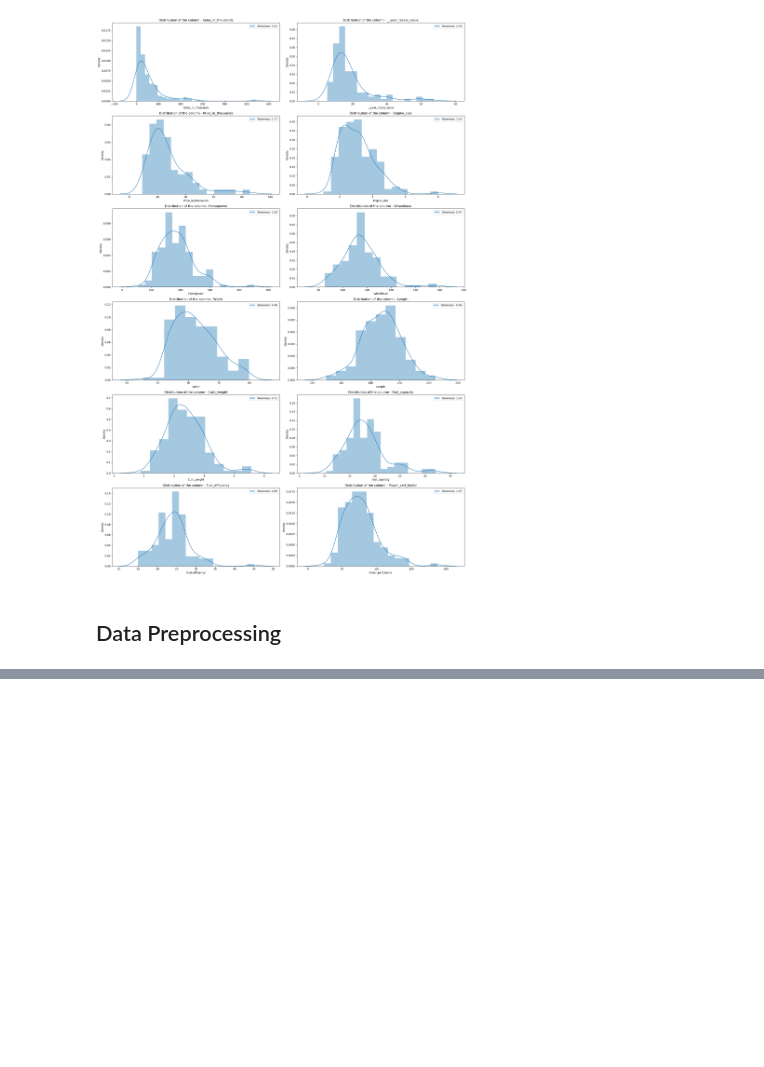
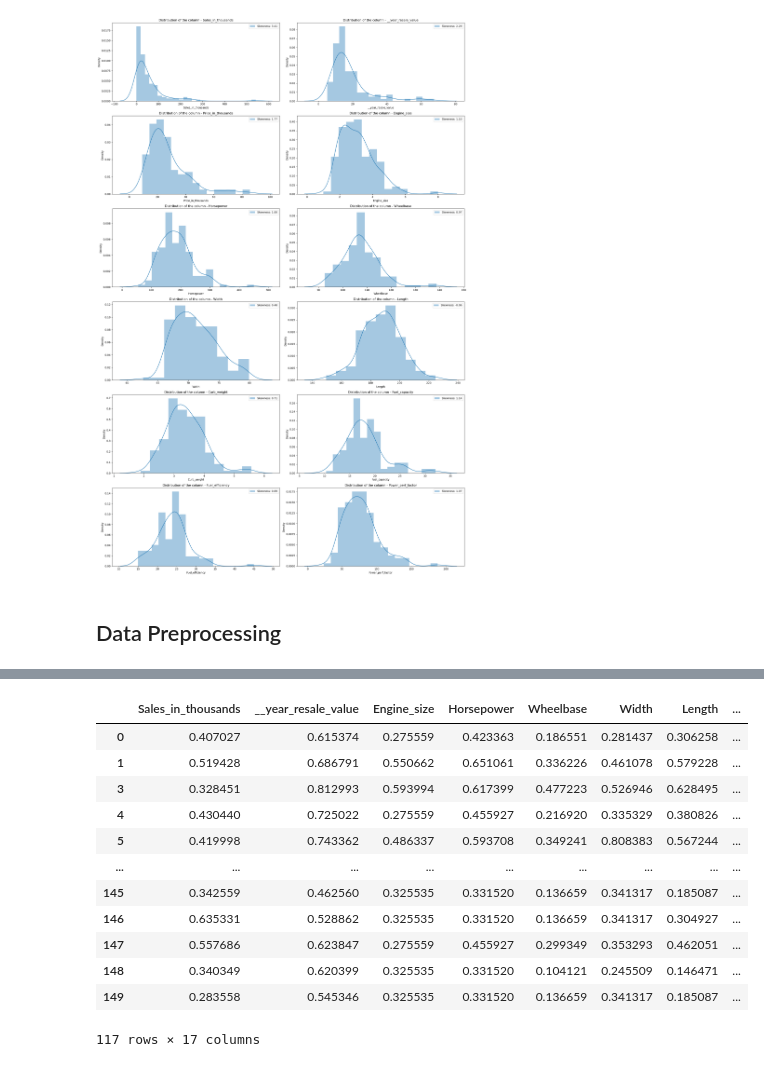
Before and after one commit to FasilHameed/CarPricePredictionMLExperiment, a Jupyter notebook: Car Sales.ipynb, the cells around one changed output, grey strips where cells are left out. Saved outputs shown, nothing was run; the diff lists cells and outputs as text; code cells hidden in the pictures; blank space fills up the shorter version.

```diff
--- a/Car Sales.ipynb
+++ b/Car Sales.ipynb
@@ -381,0 +658,24 @@ plt.show()
+# %%
+### Create the column - Target using Price_in_thousands
+
+target_data = encoded_dataset['Price_in_thousands']
+encoded_dataset['Target'] = target_data
+
+### Dropping the column - Price_in_thousands
+
+encoded_dataset.drop(['Price_in_thousands'], axis = 1, inplace = True)
+encoded_dataset
+# %% [output]
+|  | Sales_in_thousands | __year_resale_value | Engine_size | Horsepower | Wheelbase | Width | Length | ... |
+| 0 | 0.407027 | 0.615374 | 0.275559 | 0.423363 | 0.186551 | 0.281437 | 0.306258 | ... |
+| 1 | 0.519428 | 0.686791 | 0.550662 | 0.651061 | 0.336226 | 0.461078 | 0.579228 | ... |
+| 3 | 0.328451 | 0.812993 | 0.593994 | 0.617399 | 0.477223 | 0.526946 | 0.628495 | ... |
+| 4 | 0.430440 | 0.725022 | 0.275559 | 0.455927 | 0.216920 | 0.335329 | 0.380826 | ... |
+| 5 | 0.419998 | 0.743362 | 0.486337 | 0.593708 | 0.349241 | 0.808383 | 0.567244 | ... |
+| ... | ... | ... | ... | ... | ... | ... | ... | ... |
+| 145 | 0.342559 | 0.462560 | 0.325535 | 0.331520 | 0.136659 | 0.341317 | 0.185087 | ... |
+| 146 | 0.635331 | 0.528862 | 0.325535 | 0.331520 | 0.136659 | 0.341317 | 0.304927 | ... |
+| 147 | 0.557686 | 0.623847 | 0.275559 | 0.455927 | 0.299349 | 0.353293 | 0.462051 | ... |
+| 148 | 0.340349 | 0.620399 | 0.325535 | 0.331520 | 0.104121 | 0.245509 | 0.146471 | ... |
+| 149 | 0.283558 | 0.545346 | 0.325535 | 0.331520 | 0.136659 | 0.341317 | 0.185087 | ... |
+117 rows × 17 columns
```
Also changed, not shown: parts of 67 cells of this notebook, 1 other file.
